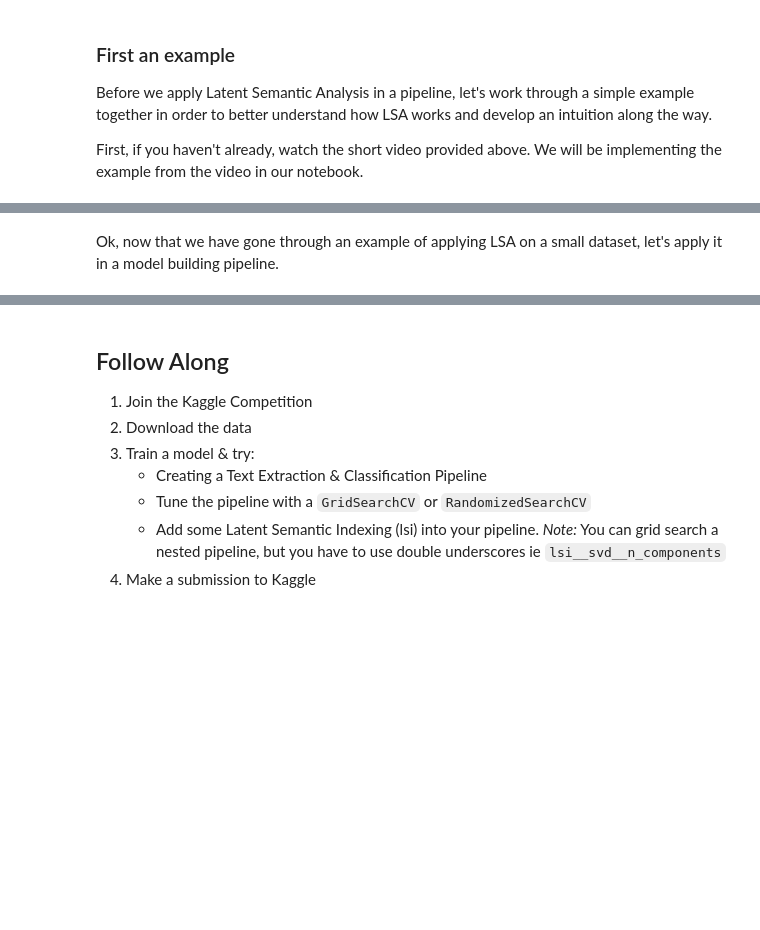
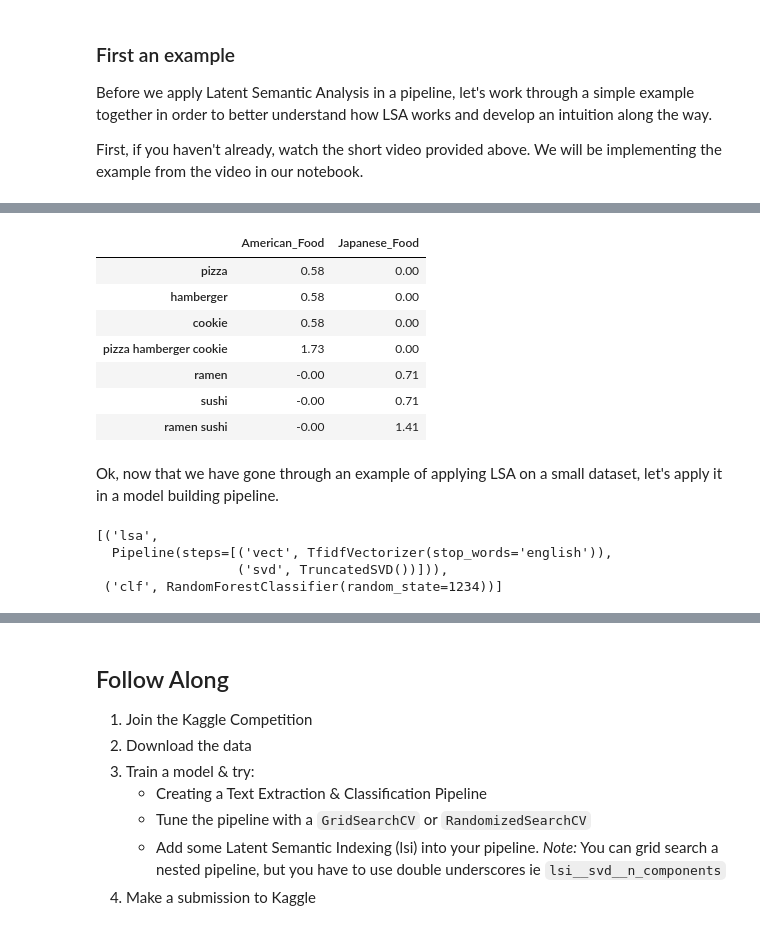
Before and after one commit to keilayb/DS-Unit-4-Sprint-1-NLP, a Jupyter notebook: module3-document-classification/LS_DS_413_Document_Classification_Lecture.ipynb, the cells around one changed output, grey strips where cells are left out. Saved outputs shown, nothing was run; the diff lists cells and outputs as text; code cells hidden in the pictures; blank space fills up the shorter version.

```diff
--- a/module3-document-classification/LS_DS_413_Document_Classification_Lecture.ipynb
+++ b/module3-document-classification/LS_DS_413_Document_Classification_Lecture.ipynb
@@ -137,6 +215,5 @@ raise NotImplementedError()
 # %%
 # Use SVD to transform our Term-Frequency matrix into a Topic matrix with reduced dimensionality
 
-
-# YOUR CODE HERE
-raise NotImplementedError()
+X_reduced = svd.fit_transform(tfm)
+X_reduced.round(2)
@@ -146,2 +228,16 @@ raise NotImplementedError()
+# %%
+topic_cols = ['American_Food', 'Japanese_Food']
+dtm_reduced = pd.DataFrame(data=X_reduced.round(2), columns=topic_cols)
+dtm_reduced.index = data
+dtm_reduced
+# %% [output]
+|  | American_Food | Japanese_Food |
+| pizza | 0.58 | 0.00 |
+| hamberger | 0.58 | 0.00 |
+| cookie | 0.58 | 0.00 |
+| pizza hamberger cookie | 1.73 | 0.00 |
+| ramen | -0.00 | 0.71 |
+| sushi | -0.00 | 0.71 |
+| ramen sushi | -0.00 | 1.41 |
 # %% [markdown]
 Ok, now that we have gone through an example of applying LSA on a small dataset, let's apply it in a model building pipeline.
@@ -152,0 +261,7 @@ raise NotImplementedError()
+# %%
+pipe.steps
+# %% [output]
+[('lsa',
+  Pipeline(steps=[('vect', TfidfVectorizer(stop_words='english')),
+                  ('svd', TruncatedSVD())])),
+ ('clf', RandomForestClassifier(random_state=1234))]
```
Also changed, not shown: parts of 33 cells of this notebook, 7 other files.
